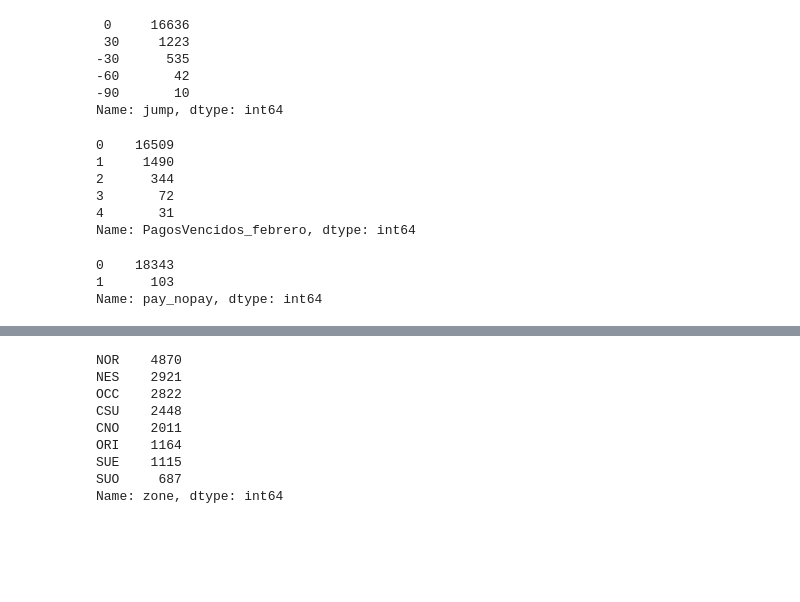
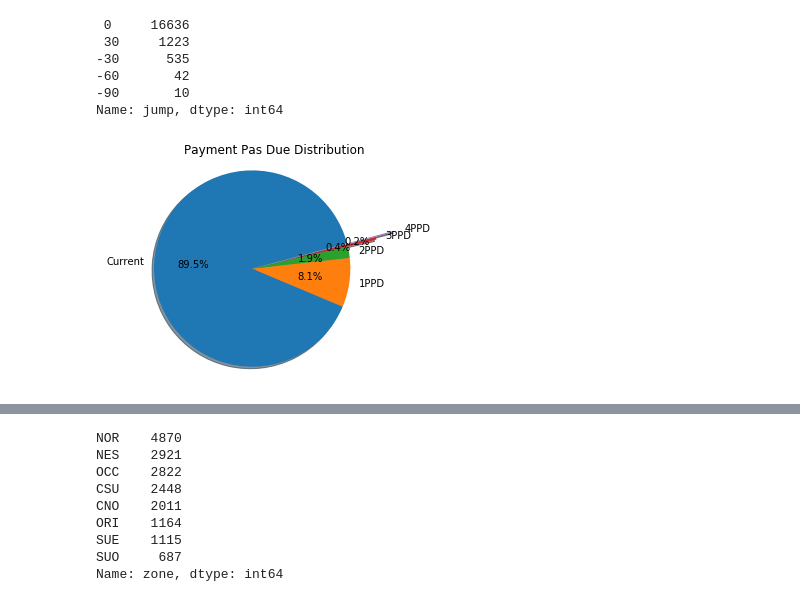
Before and after one commit to mmastermind/Project_1, a Jupyter notebook: Project1-conclusion.ipynb, the cells around one changed output, grey strips where cells are left out. Drawn from its saved outputs; the diff is of its cells as text; code cells hidden in the pictures; blank space fills up the shorter version.

```diff
--- a/Final-Code_Project_1-18July.ipynb
+++ b/Project1-conclusion.ipynb
@@ -246,22 +246,19 @@ result["jump"].value_counts()
 -60       42
 -90       10
 Name: jump, dtype: int64
-# %%
-# analyze past due days, ok use duedays.
-result['PagosVencidos_enero'].value_counts()
-result['PagosVencidos_febrero'].value_counts()
-# %% [output]
-0    16509
-1     1490
-2      344
-3       72
-4       31
-Name: PagosVencidos_febrero, dtype: int64
-# %%
-# indentify 90+ to determine bad rate
-result['pay_nopay'] = np.where(result['DueDaysF']>=90, 1, 0)
-result['pay_nopay'].value_counts()
-# %% [output]
-0    18343
-1      103
-Name: pay_nopay, dtype: int64
+# %%
+# analyze past due days, ok use duedays.
+result['PagosVencidos_enero'].value_counts()
+result['PagosVencidos_febrero'].value_counts()
+
+labels = 'Current', '1PPD', '2PPD', '3PPD', '4PPD'
+sizes = [16509,1490,344,72,31]
+explode = (0,0,0, 0.3,0.5,)  # only "explode" the 2nd slice (i.e. 'Hogs')
+
+fig1, ax1 = plt.subplots()
+ax1.pie(sizes, explode=explode, labels=labels, autopct='%1.1f%%',shadow=True, startangle=15)
+ax1.axis('equal')  # Equal aspect ratio ensures that pie is drawn as a circle.
+plt.title ('Payment Pas Due Distribution')
+plt.show()
+# %% [output]
+[figure, added]
```
Also changed, not shown: parts of 48 cells of this notebook, 4 other files.
